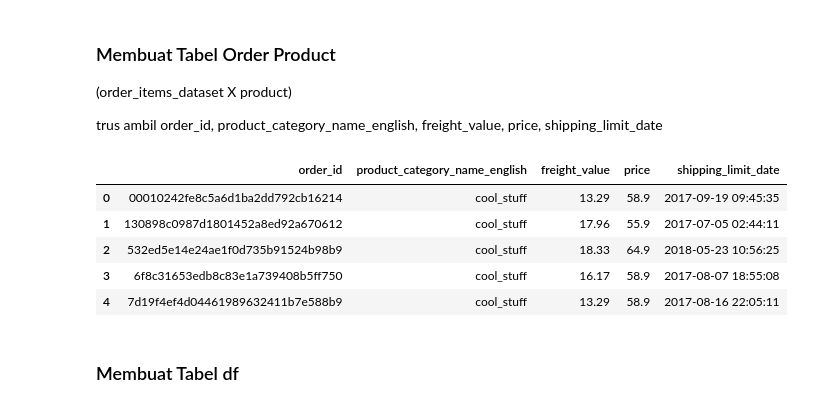
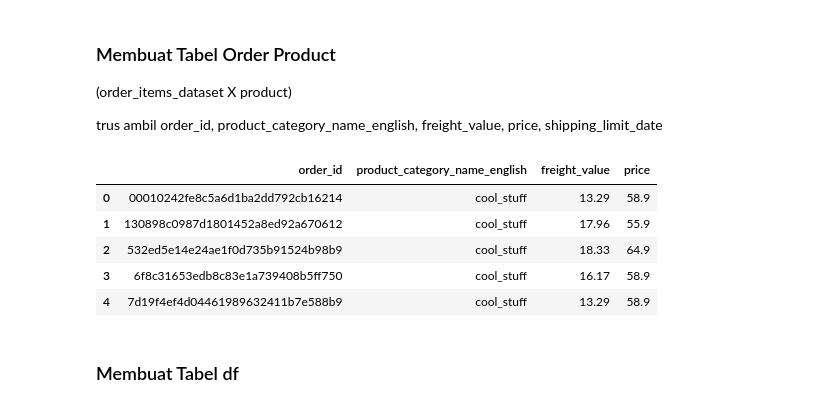
Before and after one commit to FransiscoReadyPermana/E-commerce-public-dicoding, a Jupyter notebook: 1.ipynb, the cells around one changed output. Cells and saved outputs as stored; diff of their text form; code cells hidden in the pictures.

```diff
--- a/1.ipynb
+++ b/1.ipynb
@@ -60,7 +60,7 @@ order_payments_dataset.head()
 # %% [markdown]
 ### Order Items Dataset
 # %%
-order_items_dataset = pd.read_csv('../Data/order_items_dataset.csv')
+order_items_dataset = pd.read_csv('../Data/order_items_dataset.csv', parse_dates=['shipping_limit_date'])
 order_items_dataset.head()
 # %% [output]
 |  | order_id | order_item_id | product_id | seller_id | shipping_limit_date | price | freight_value |
@@ -116,15 +116,15 @@ product.head()
 trus ambil order_id, product_category_name_english, freight_value, price, shipping_limit_date
 # %%
 order_items = pd.merge(order_items_dataset, product, on='product_id')
-order_items = order_items[['order_id', 'product_category_name_english', 'freight_value', 'price', 'shipping_limit_date']]
+order_items = order_items[['order_id', 'product_category_name_english', 'freight_value', 'price']]
 order_items.head()
 # %% [output]
-|  | order_id | product_category_name_english | freight_value | price | shipping_limit_date |
-| 0 | 00010242fe8c5a6d1ba2dd792cb16214 | cool_stuff | 13.29 | 58.9 | 2017-09-19 09:45:35 |
-| 1 | 130898c0987d1801452a8ed92a670612 | cool_stuff | 17.96 | 55.9 | 2017-07-05 02:44:11 |
-| 2 | 532ed5e14e24ae1f0d735b91524b98b9 | cool_stuff | 18.33 | 64.9 | 2018-05-23 10:56:25 |
-| 3 | 6f8c31653edb8c83e1a739408b5ff750 | cool_stuff | 16.17 | 58.9 | 2017-08-07 18:55:08 |
-| 4 | 7d19f4ef4d04461989632411b7e588b9 | cool_stuff | 13.29 | 58.9 | 2017-08-16 22:05:11 |
+|  | order_id | product_category_name_english | freight_value | price |
+| 0 | 00010242fe8c5a6d1ba2dd792cb16214 | cool_stuff | 13.29 | 58.9 |
+| 1 | 130898c0987d1801452a8ed92a670612 | cool_stuff | 17.96 | 55.9 |
+| 2 | 532ed5e14e24ae1f0d735b91524b98b9 | cool_stuff | 18.33 | 64.9 |
+| 3 | 6f8c31653edb8c83e1a739408b5ff750 | cool_stuff | 16.17 | 58.9 |
+| 4 | 7d19f4ef4d04461989632411b7e588b9 | cool_stuff | 13.29 | 58.9 |
 # %% [markdown]
 ### Membuat Tabel df
 # %% [markdown]
```
Also changed, not shown: parts of 77 cells of this notebook.
